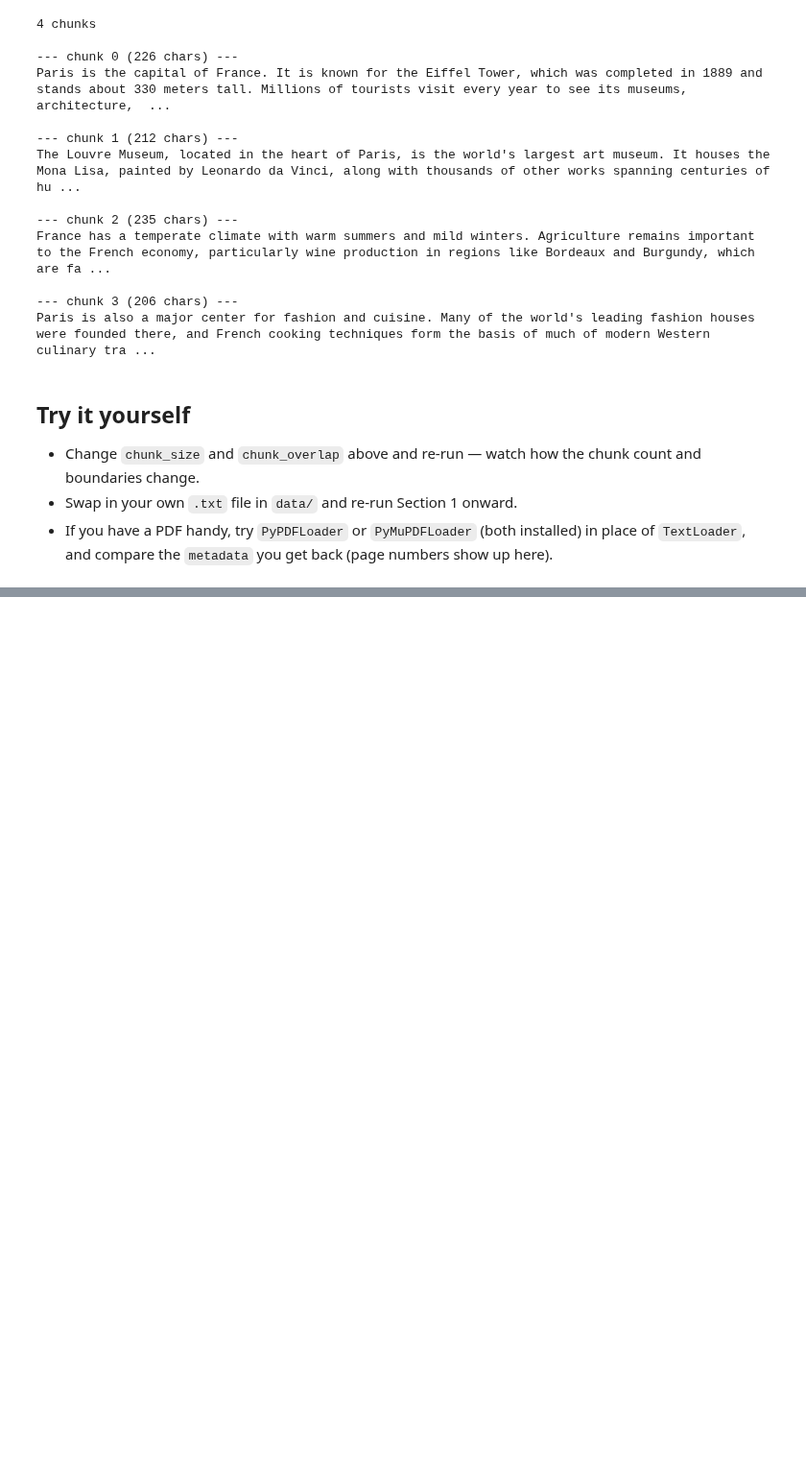
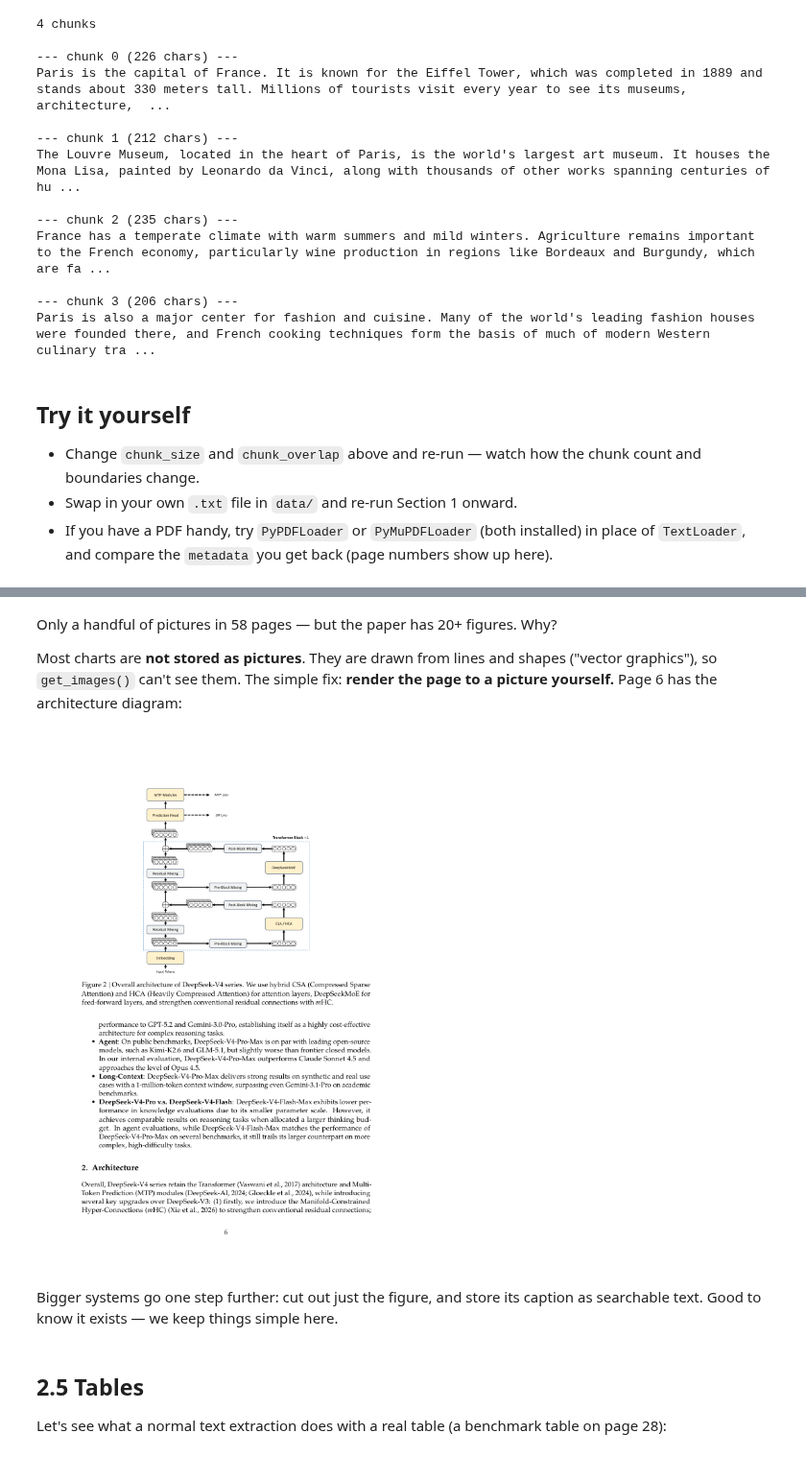
Before and after one commit to ramushetty/Agentic-AI, a Jupyter notebook: days/day-06/code/day06_document_loaders_and_splitting.ipynb, the cells around one changed output, grey strips where cells are left out. Shown at 96% size. Cells and saved outputs as stored; diff of their text form; code cells hidden in the pictures; blank space fills up the shorter version.

```diff
--- a/days/day-06/code/day06_document_loaders_and_splitting.ipynb
+++ b/days/day-06/code/day06_document_loaders_and_splitting.ipynb
@@ -908,0 +184,15 @@ seconds), and **route only the hard pages** — low-confidence tables, poor OCR
+# %%
+import urllib.request
+from pathlib import Path
+
+import pymupdf  # the PDF library (you may also see it called "fitz")
+import pytesseract  # Python wrapper for the OCR program, used in step 2.6
+from IPython.display import Image as show_image
+from langchain_core.documents import Document
+from langchain_text_splitters import RecursiveCharacterTextSplitter
+from PIL import Image
+
+PDF_URL = "https://arxiv.org/pdf/2606.19348"  # DeepSeek-V4 technical report
+PDF_PATH = Path("data/downloads/deepseek_v4.pdf")
+PICTURES = Path("data/extracted")  # where we will save pictures
+PICTURES.mkdir(parents=True, exist_ok=True)
@@ -908,0 +203,12 @@ seconds), and **route only the hard pages** — low-confidence tables, poor OCR
+# %%
+if not PDF_PATH.exists():
+    PDF_PATH.parent.mkdir(parents=True, exist_ok=True)
+    request = urllib.request.Request(PDF_URL, headers={"User-Agent": "Mozilla/5.0"})
+    PDF_PATH.write_bytes(urllib.request.urlopen(request).read())
+
+pdf = pymupdf.open(PDF_PATH)
+
+print("Pages:", len(pdf))
+print()
+print("Start of page 1:")
+print(pdf[0].get_text()[:250])
@@ -908,0 +299,20 @@ seconds), and **route only the hard pages** — low-confidence tables, poor OCR
+# %% [markdown]
+Only a handful of pictures in 58 pages — but the paper has 20+ figures. Why?
+
+Most charts are **not stored as pictures**. They are drawn from lines and shapes ("vector graphics"),
+so `get_images()` can't see them. The simple fix: **render the page to a picture yourself.**
+Page 6 has the architecture diagram:
+# %%
+page = pdf[5]
+page.get_pixmap(dpi=70).save(PICTURES / "page6.png")
+
+show_image(filename=str(PICTURES / "page6.png"))
+# %% [output]
+[figure, added]
+# %% [markdown]
+Bigger systems go one step further: cut out just the figure, and store its caption as searchable text.
+Good to know it exists — we keep things simple here.
+# %% [markdown]
+## 2.5 Tables
+
+Let's see what a normal text extraction does with a real table (a benchmark table on page 28):
```
Also changed, not shown: parts of 72 cells of this notebook, 3 other files.
